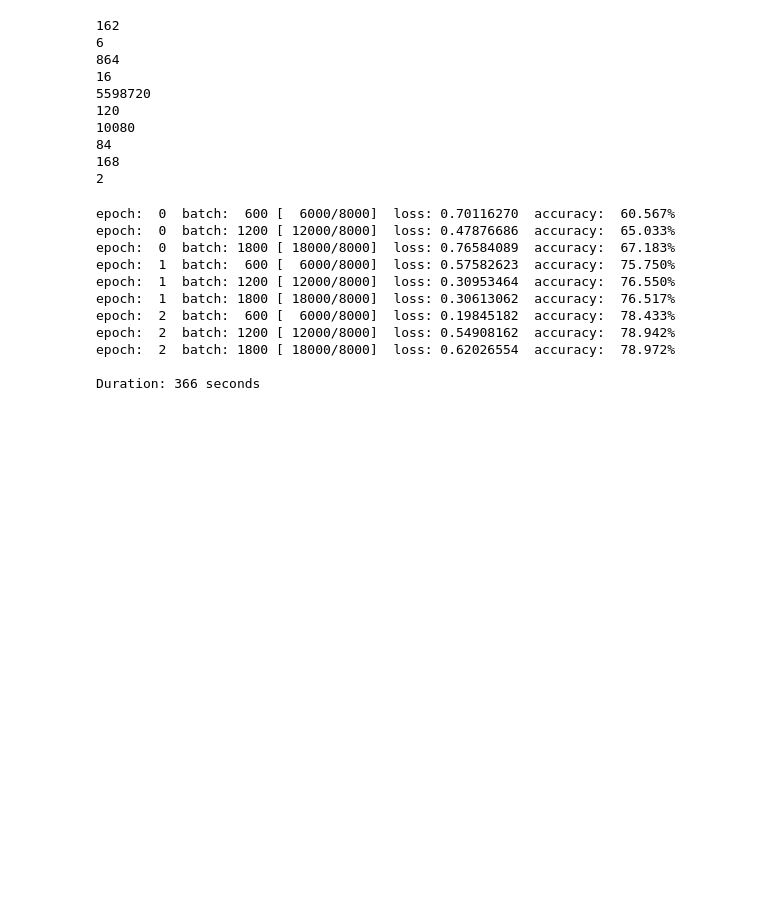
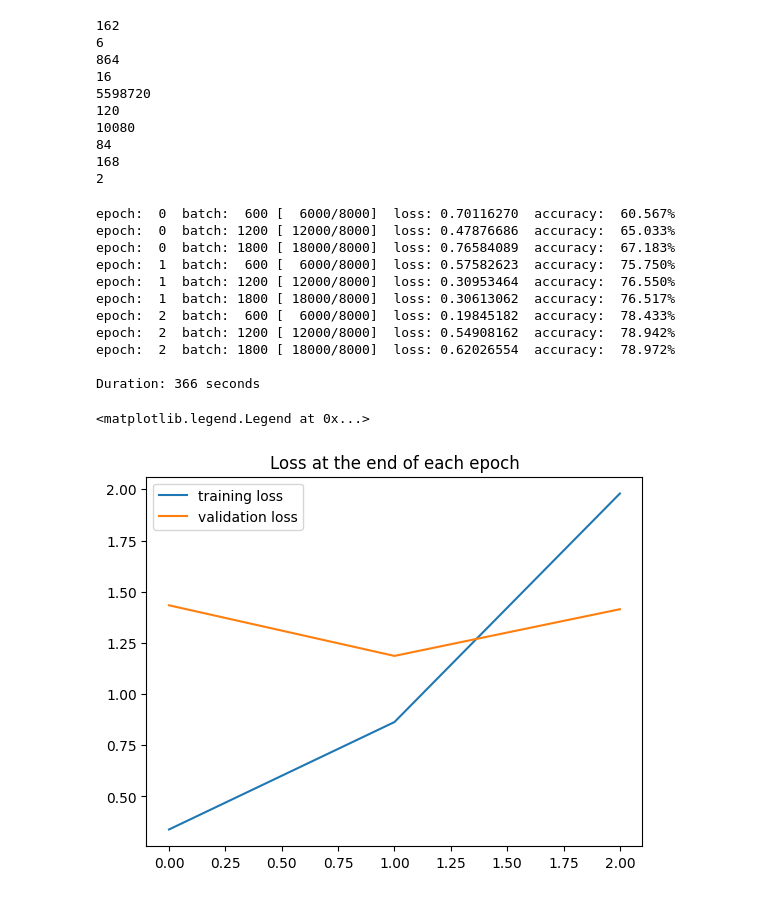
Before and after one commit to jonhealy1/ai-engineering, a Jupyter notebook: pytorch-for-deep-learning/71-cnn_custom_training.ipynb, the cells around one changed output. Cells and saved outputs as stored; diff of their text form; code cells hidden in the pictures; blank space fills up the shorter version.

Commit message:
plot losses

```diff
--- a/pytorch-for-deep-learning/71-cnn_custom_training.ipynb
+++ b/pytorch-for-deep-learning/71-cnn_custom_training.ipynb
@@ -191,0 +194,9 @@ Duration: 366 seconds
+# %%
+# RuntimeError: Can't call numpy() on Tensor that requires grad. Use tensor.detach().numpy() instead.
+plt.plot([t.detach().numpy() for t in train_losses], label='training loss')
+plt.plot([t.detach().numpy() for t in test_losses], label='validation loss')
+plt.title('Loss at the end of each epoch')
+plt.legend()
+# %% [output]
+<matplotlib.legend.Legend at 0x...>
+[figure, added]
```
Also changed, not shown: parts of 1 cell of this notebook, 1 other file.
